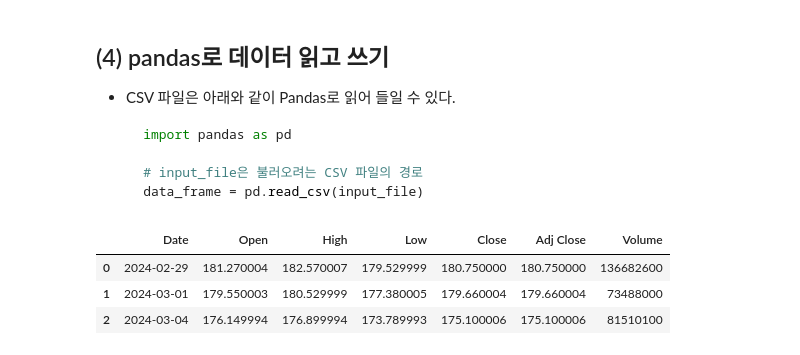
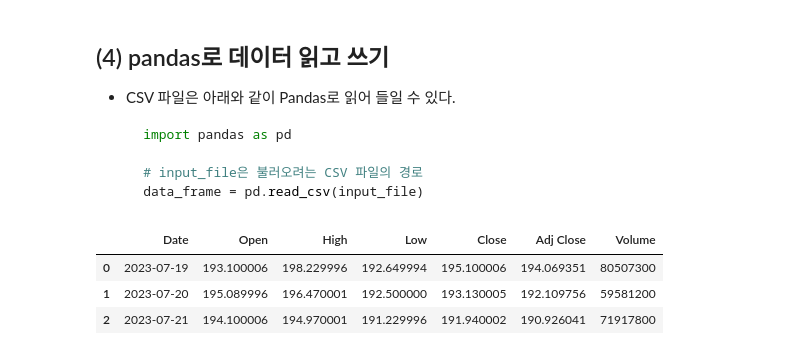
Before and after one commit to mgh3326/StockAutoTrading, a Jupyter notebook: chapter3/Chatper3.a.(1) pandas 데이터 핸들링 기초.ipynb, the cells around one changed output. Saved outputs shown, nothing was run; the diff lists cells and outputs as text; code cells hidden in the pictures.

```diff
--- a/chapter3/Chatper3.a.(1) pandas 데이터 핸들링 기초.ipynb
+++ b/chapter3/Chatper3.a.(1) pandas 데이터 핸들링 기초.ipynb
@@ -362,10 +386,10 @@ df
 # %%
 # 데이터 읽기
 
-data = pd.read_csv("yfinance_appl.csv", index_col=0)
+data = pd.read_csv("../dataset/yfinance_aapl.csv", index_col=0)
 data.head(3)
 # %% [output]
 |  | Date | Open | High | Low | Close | Adj Close | Volume |
-| 0 | 2024-02-29 | 181.270004 | 182.570007 | 179.529999 | 180.750000 | 180.750000 | 136682600 |
-| 1 | 2024-03-01 | 179.550003 | 180.529999 | 177.380005 | 179.660004 | 179.660004 | 73488000 |
-| 2 | 2024-03-04 | 176.149994 | 176.899994 | 173.789993 | 175.100006 | 175.100006 | 81510100 |
+| 0 | 2023-07-19 | 193.100006 | 198.229996 | 192.649994 | 195.100006 | 194.069351 | 80507300 |
+| 1 | 2023-07-20 | 195.089996 | 196.470001 | 192.500000 | 193.130005 | 192.109756 | 59581200 |
+| 2 | 2023-07-21 | 194.100006 | 194.970001 | 191.229996 | 191.940002 | 190.926041 | 71917800 |
```
Also changed, not shown: parts of 11 cells of this notebook, 2 other files.
